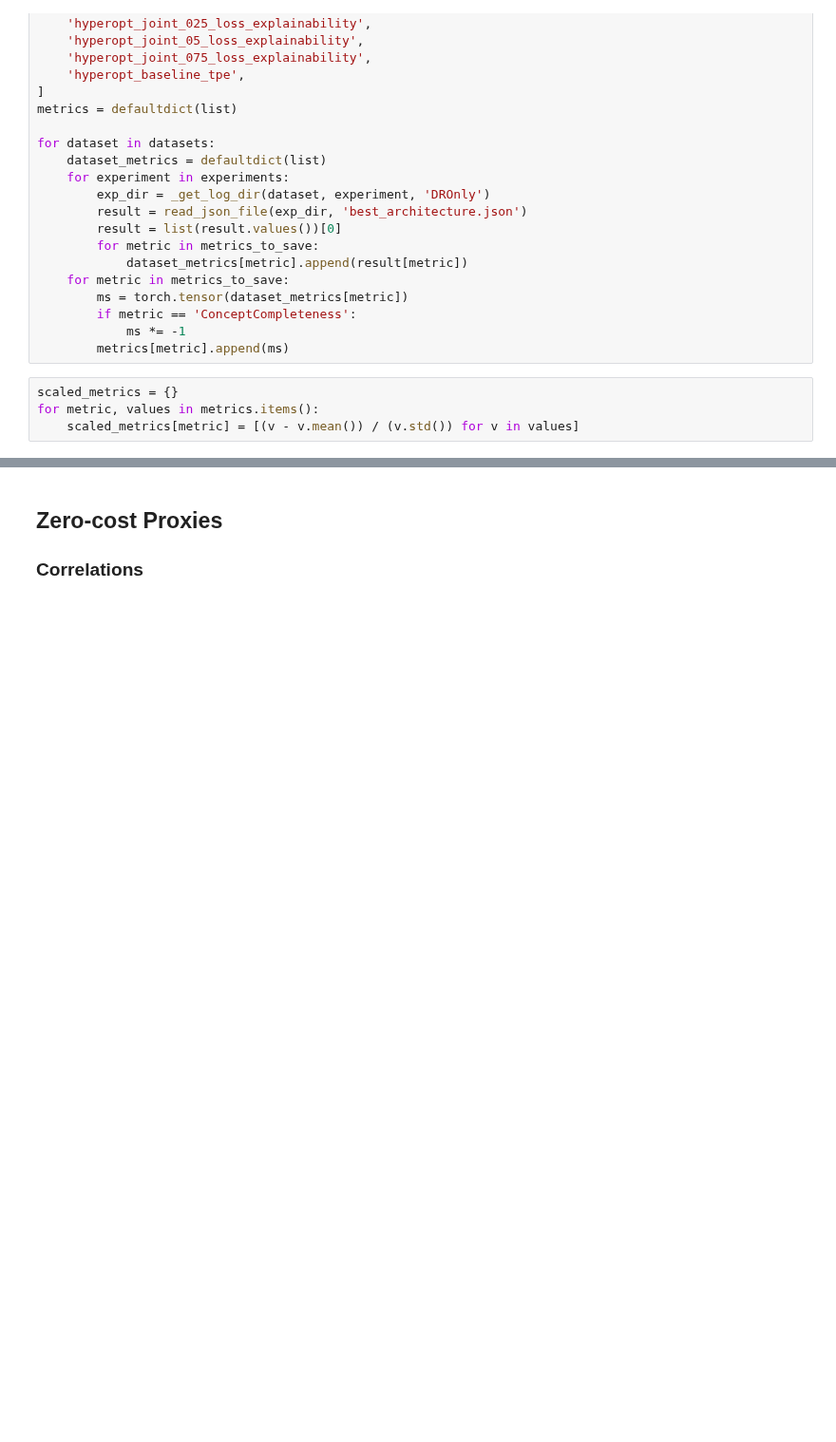
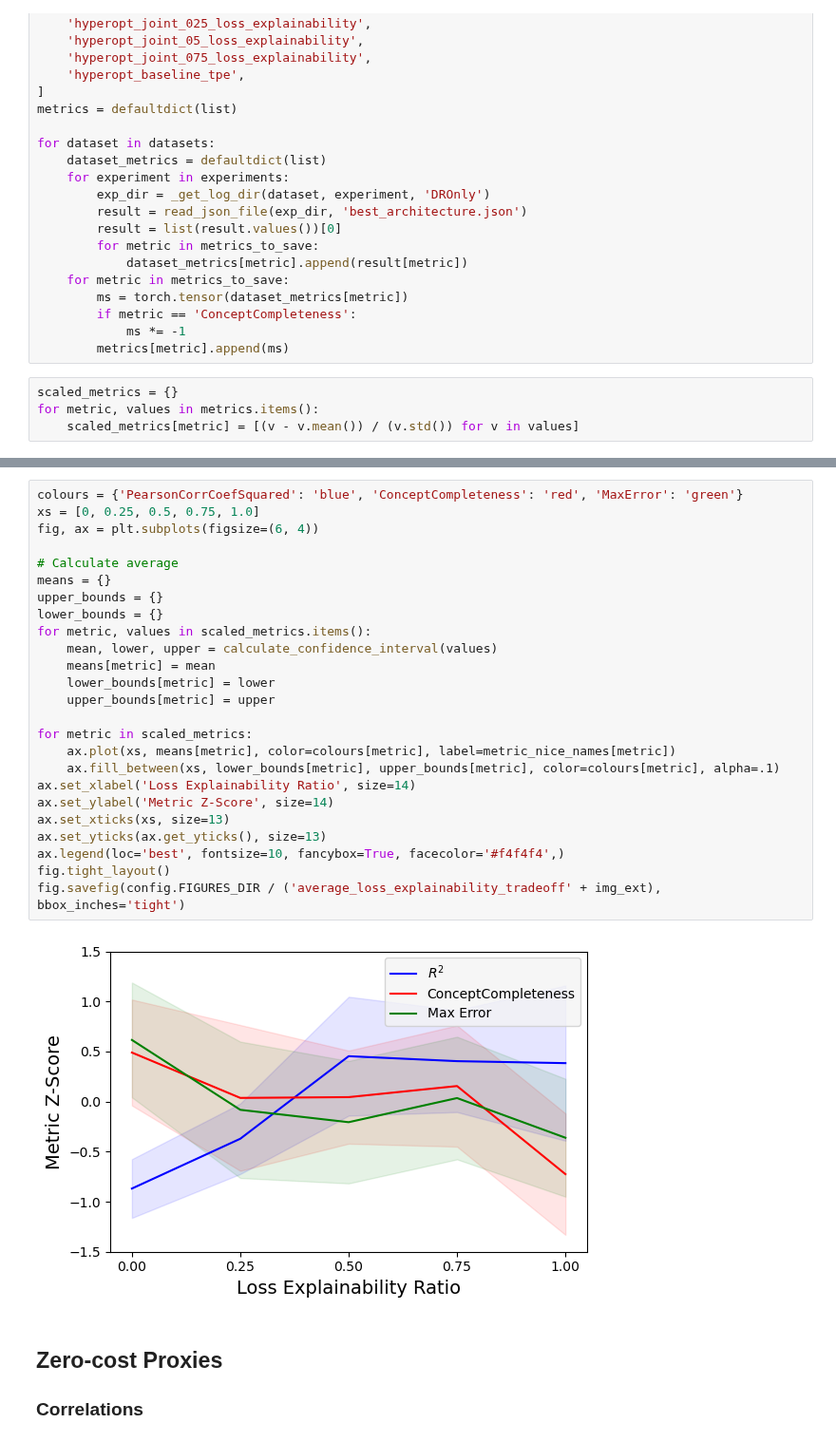
Before and after one commit to harryknighton/drug-discovery-automl, a Jupyter notebook: notebooks/evaluation.ipynb, the cells around one changed output, grey strips where cells are left out. Shown at 95% size. Drawn from its saved outputs; the diff is of its cells as text; blank space fills up the shorter version.

```diff
--- a/notebooks/evaluation.ipynb
+++ b/notebooks/evaluation.ipynb
@@ -651,5 +663,32 @@ fig.tight_layout()
 # %% [output]
 [figure]
+# %%
+colours = {'PearsonCorrCoefSquared': 'blue', 'ConceptCompleteness': 'red', 'MaxError': 'green'}
+xs = [0, 0.25, 0.5, 0.75, 1.0]
+fig, ax = plt.subplots(figsize=(6, 4))
+
+# Calculate average
+means = {}
+upper_bounds = {}
+lower_bounds = {}
+for metric, values in scaled_metrics.items():
+    mean, lower, upper = calculate_confidence_interval(values)
+    means[metric] = mean
+    lower_bounds[metric] = lower
+    upper_bounds[metric] = upper
+
+for metric in scaled_metrics:
+    ax.plot(xs, means[metric], color=colours[metric], label=metric_nice_names[metric])
+    ax.fill_between(xs, lower_bounds[metric], upper_bounds[metric], color=colours[metric], alpha=.1)
+ax.set_xlabel('Loss Explainability Ratio', size=14)
+ax.set_ylabel('Metric Z-Score', size=14)
+ax.set_xticks(xs, size=13)
+ax.set_yticks(ax.get_yticks(), size=13)
+ax.legend(loc='best', fontsize=10, fancybox=True, facecolor='#f4f4f4',)
+fig.tight_layout()
+fig.savefig(config.FIGURES_DIR / ('average_loss_explainability_tradeoff' + img_ext), bbox_inches='tight')
+# %% [output]
+[figure, added]
 # %% [markdown]
 ## Zero-cost Proxies
 ### Correlations
```
Also changed, not shown: parts of 14 cells of this notebook.
